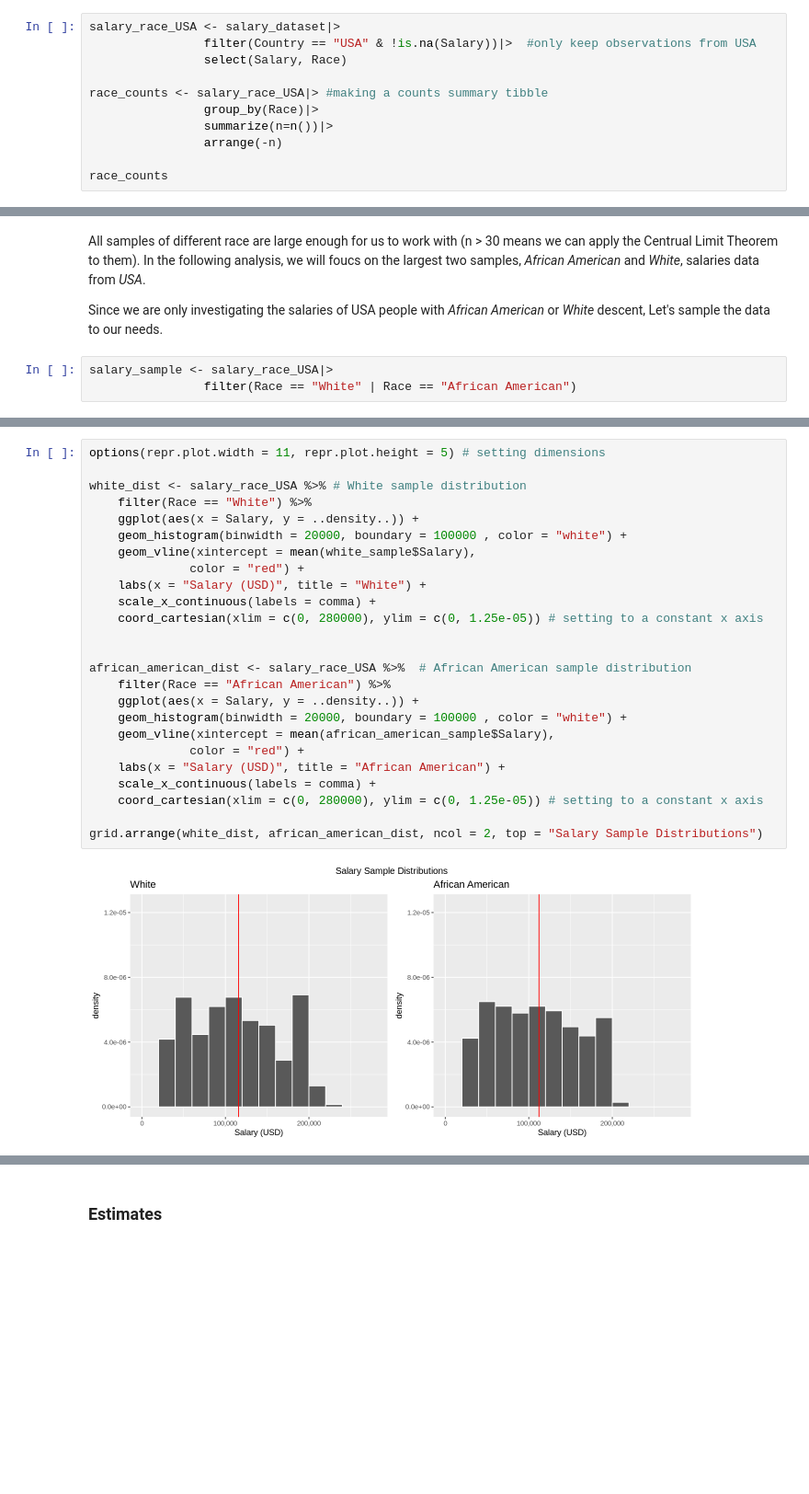
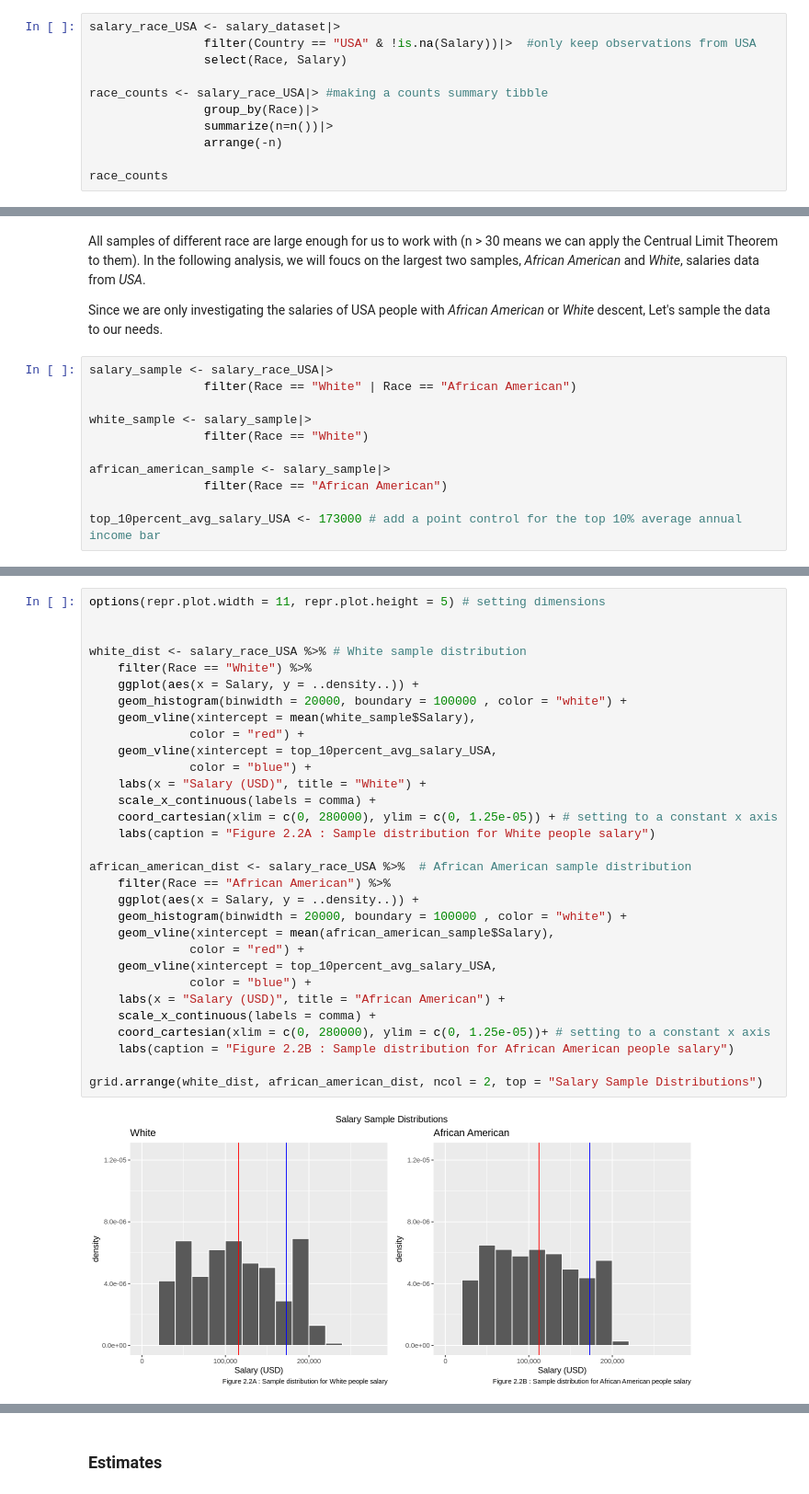
Before and after one commit to hongkailiu123/Race-VS.-Annual-Income-Statistical-Inference-Report, a Jupyter notebook: Final_Report.ipynb, the cells around one changed output, grey strips where cells are left out. Shown at 92% size. Cells and saved outputs as stored; diff of their text form; blank space fills up the shorter version.

```diff
--- a/Final_Report.ipynb
+++ b/Final_Report.ipynb
@@ -86,7 +93,7 @@ The summary tibble (country_counts) suggests us to work with the observations fr
 # %%
 salary_race_USA <- salary_dataset|>
                 filter(Country == "USA" & !is.na(Salary))|>  #only keep observations from USA
-                select(Salary, Race)
+                select(Race, Salary)
 
 race_counts <- salary_race_USA|> #making a counts summary tibble
                 group_by(Race)|>
@@ -109,5 +118,13 @@ Since we are only investigating the salaries of USA people with *African America
 # %%
 salary_sample <- salary_race_USA|>
                 filter(Race == "White" | Race == "African American")
+
+white_sample <- salary_sample|>
+                filter(Race == "White")
+
+african_american_sample <- salary_sample|>
+                filter(Race == "African American")
+
+top_10percent_avg_salary_USA <- 173000 # add a point control for the top 10% average annual income bar
 # %% [markdown]
 ### Plots
@@ -116,28 +144,34 @@ We will begin by visualizing the salary sample distributions of African American
 # %%
 options(repr.plot.width = 11, repr.plot.height = 5) # setting dimensions
+
 
 white_dist <- salary_race_USA %>% # White sample distribution
     filter(Race == "White") %>%
     ggplot(aes(x = Salary, y = ..density..)) +
     geom_histogram(binwidth = 20000, boundary = 100000 , color = "white") +
     geom_vline(xintercept = mean(white_sample$Salary),
               color = "red") +
+    geom_vline(xintercept = top_10percent_avg_salary_USA,
+              color = "blue") +
     labs(x = "Salary (USD)", title = "White") +
     scale_x_continuous(labels = comma) +
-    coord_cartesian(xlim = c(0, 280000), ylim = c(0, 1.25e-05)) # setting to a constant x axis
-
+    coord_cartesian(xlim = c(0, 280000), ylim = c(0, 1.25e-05)) + # setting to a constant x axis
+    labs(caption = "Figure 2.2A : Sample distribution for White people salary")
 
 african_american_dist <- salary_race_USA %>%  # African American sample distribution
     filter(Race == "African American") %>%
     ggplot(aes(x = Salary, y = ..density..)) +
     geom_histogram(binwidth = 20000, boundary = 100000 , color = "white") +
     geom_vline(xintercept = mean(african_american_sample$Salary),
               color = "red") +
+    geom_vline(xintercept = top_10percent_avg_salary_USA,
+              color = "blue") +
     labs(x = "Salary (USD)", title = "African American") +
     scale_x_continuous(labels = comma) +
-    coord_cartesian(xlim = c(0, 280000), ylim = c(0, 1.25e-05)) # setting to a constant x axis
+    coord_cartesian(xlim = c(0, 280000), ylim = c(0, 1.25e-05))+ # setting to a constant x axis
+    labs(caption = "Figure 2.2B : Sample distribution for African American people salary")
 
 grid.arrange(white_dist, african_american_dist, ncol = 2, top = "Salary Sample Distributions")
 # %% [output]
-[figure, old version]
+[figure, new version]
 # %% [markdown]
```
Also changed, not shown: parts of 55 cells of this notebook.
